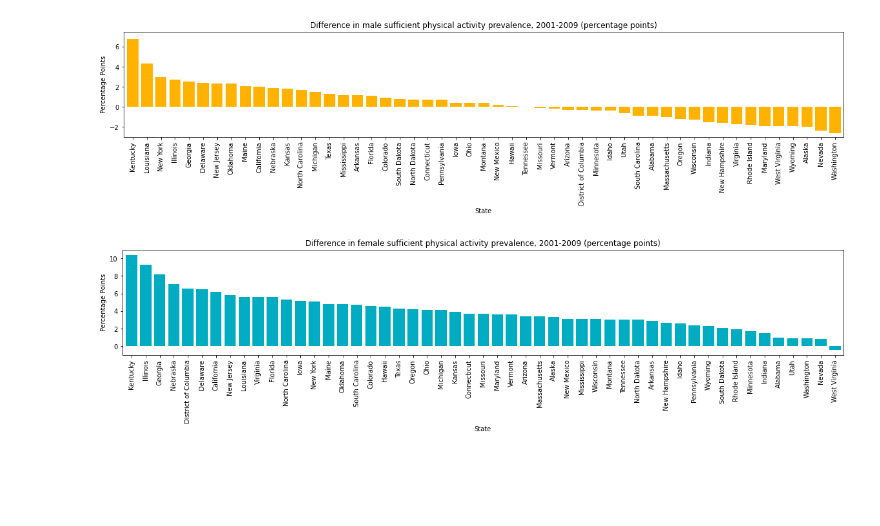
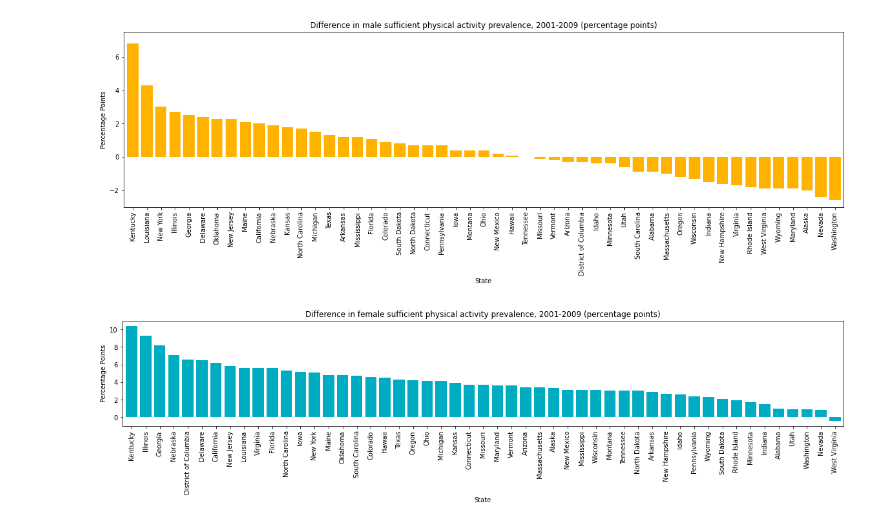
Before and after one commit to Mvillarreal88/State-of-Survival, a Jupyter notebook: Sandbox/Dillon/charts.ipynb, the cells around one changed output. Saved outputs shown, nothing was run; the diff lists cells and outputs as text; code cells hidden in the pictures; blank space fills up the shorter version.

Commit message:
added male vs female charts

```diff
--- a/Sandbox/Dillon/charts.ipynb
+++ b/Sandbox/Dillon/charts.ipynb
@@ -86,26 +86,27 @@ plt.show()
 # %%
 state_PA_df = state_PA_df.sort_values('Difference in male sufficient physical activity prevalence, 2001-2009 (percentage points)', ascending=False)
 
 # set x axis and tick locations
 x_axis = np.arange(len(state_PA_df))
 tick_locations = [value+0.4 for value in x_axis]
 # create bar chart and set figure size to adjust for space
-plt.figure(figsize=(20,3))
+plt.figure(figsize=(20,5))
 plt.bar(x_axis,
         state_PA_df["Difference in male sufficient physical activity prevalence, 2001-2009 (percentage points)"],
         color='#FFB300',
         align="edge")
 plt.xticks(tick_locations, state_PA_df["State"], rotation="vertical")
 # Set x and y limits
 plt.xlim(-0.25, len(x_axis))
 plt.ylim(-3, 7.5)
 # Set Title and labels
 plt.title("Difference in male sufficient physical activity prevalence, 2001-2009 (percentage points)")
 plt.xlabel("State")
 plt.ylabel("Percentage Points")
+plt.savefig('output_data/Difference in male sufficient physical activity prevalence.png')
 plt.show()
 # %% [output]
-[figure, old version]
+[figure, new version]
 # %%
 state_PA_df = state_PA_df.sort_values('Difference in female sufficient physical activity prevalence, 2001-2009 (percentage points)', ascending=False)
 # set x axis and tick locations
```
Also changed, not shown: parts of 14 cells of this notebook, 1 other file.
